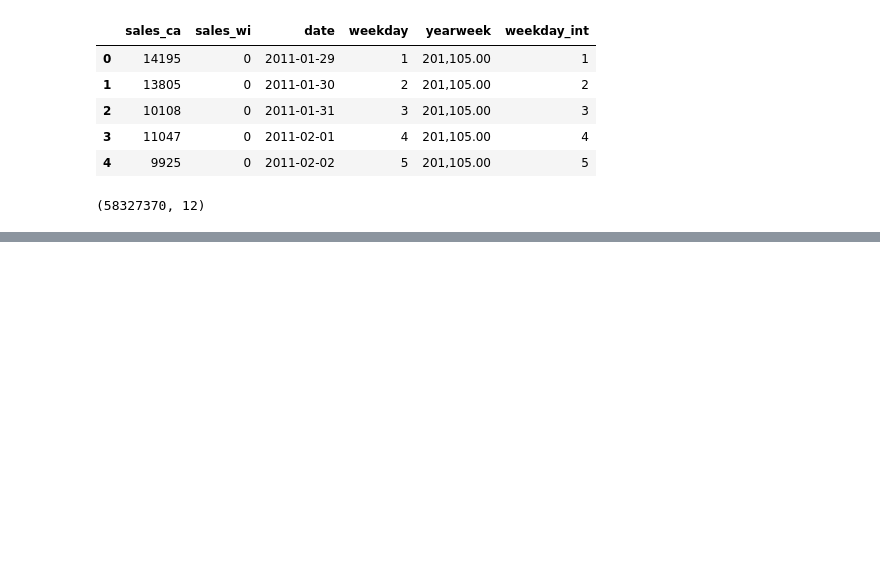
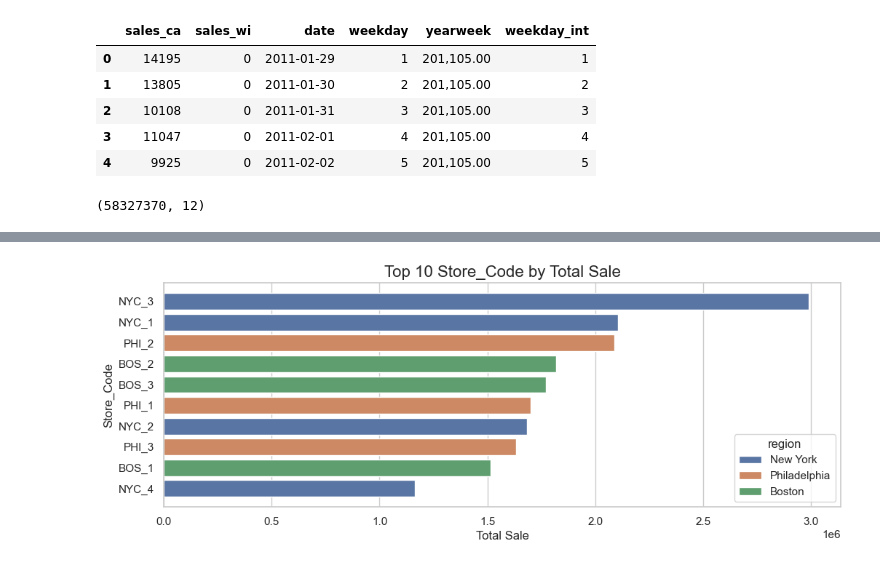
Before and after one commit to asansal/DS_market_Capstone, a Jupyter notebook: first_steps_dsmarket.ipynb, the cells around one changed output, grey strips where cells are left out. Cells and saved outputs as stored; diff of their text form; code cells hidden in the pictures; blank space fills up the shorter version.

```diff
--- a/first_steps_dsmarket.ipynb
+++ b/first_steps_dsmarket.ipynb
@@ -646,0 +887,4 @@ df_merged_2.head(100)
+# %%
+plot_top_n_performers(df_weekly_last_years, "store_code", sales_col='sale', n = 10)
+# %% [output]
+[figure, added]
```
Also changed, not shown: parts of 32 cells of this notebook, 3 other files.
